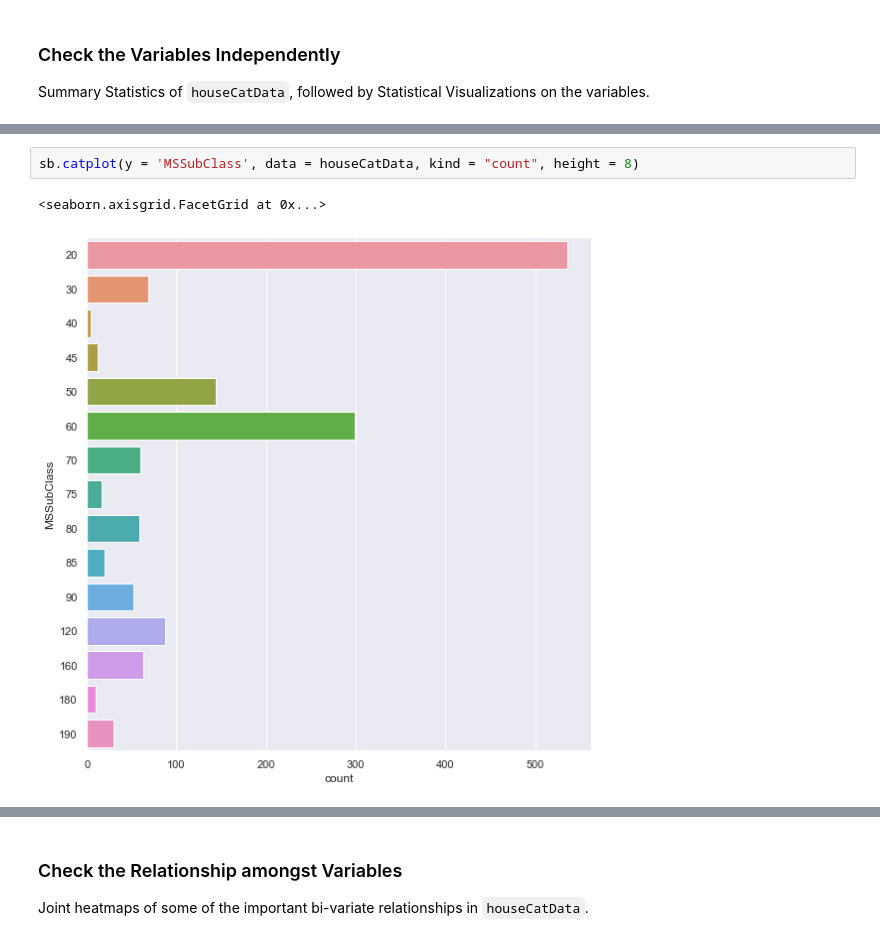
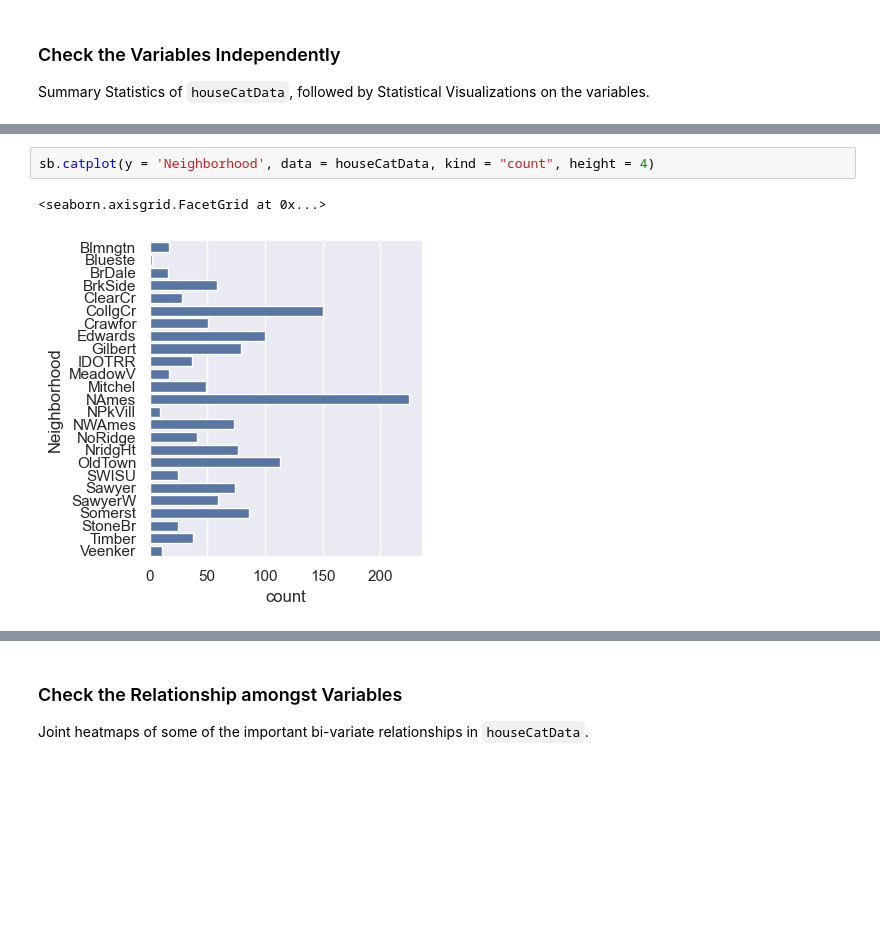
Before and after one commit to itsjunwei/IE0005-2026, a Jupyter notebook: Week4/Exercise3_Solution.ipynb, the cells around one changed output, grey strips where cells are left out. Drawn from its saved outputs; the diff is of its cells as text; blank space fills up the shorter version.

```diff
--- a/Week4/Exercise3_Solution.ipynb
+++ b/Week4/Exercise3_Solution.ipynb
@@ -177,6 +263,6 @@ houseCatData.describe()
 # %%
-sb.catplot(y = 'MSSubClass', data = houseCatData, kind = "count", height = 8)
+sb.catplot(y = 'Neighborhood', data = houseCatData, kind = "count", height = 4)
 # %% [output]
 <seaborn.axisgrid.FacetGrid at 0x...>
-[figure, old version]
+[figure, new version]
 # %%
```
Also changed, not shown: parts of 30 cells of this notebook.
